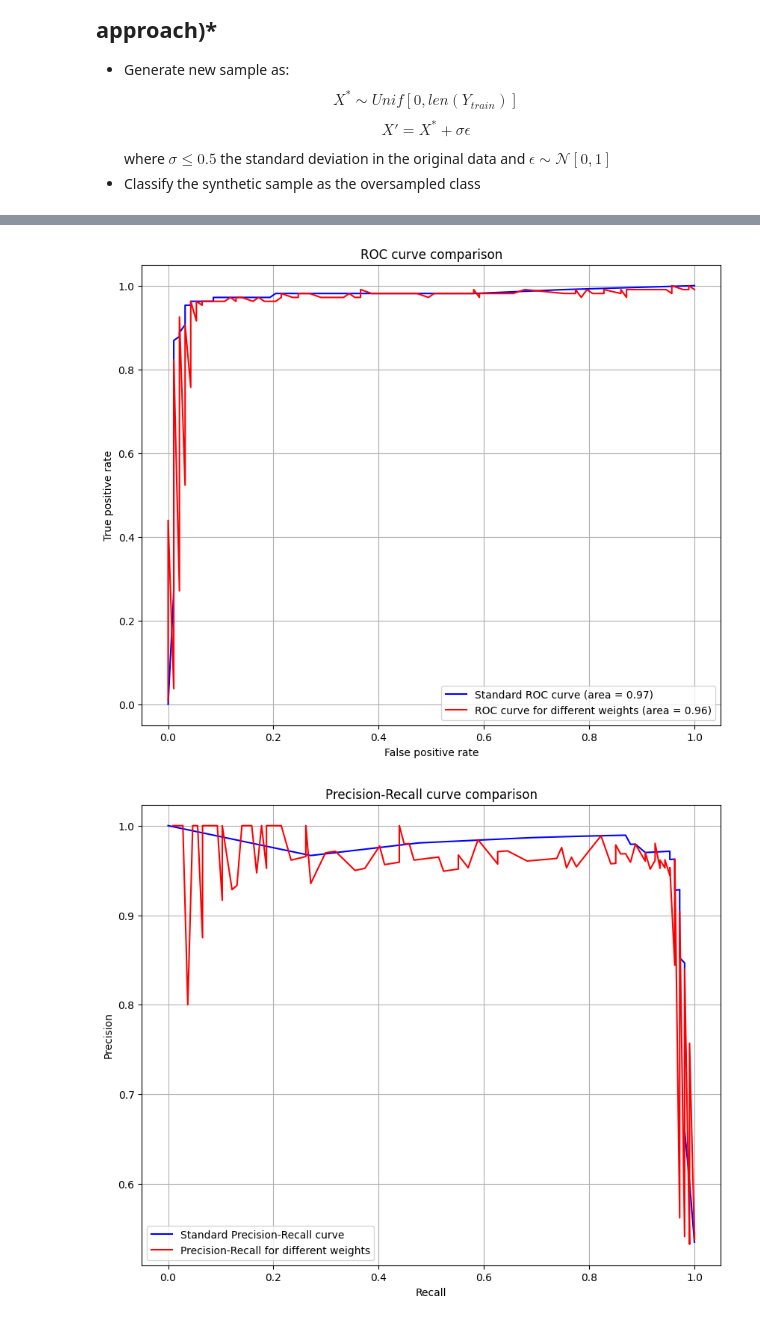
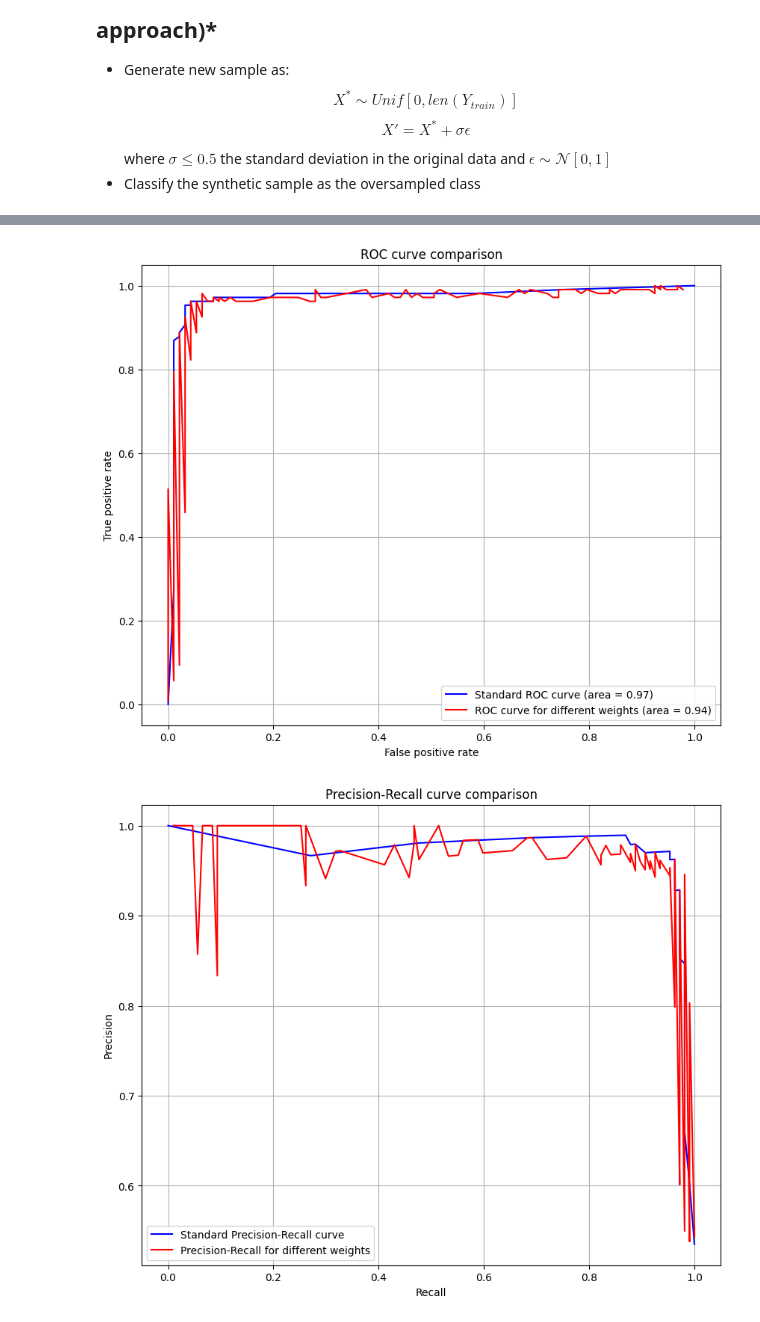
Before and after one commit to katzkid/RoC_Analysis, a Jupyter notebook: RoC_Analysis_RF.ipynb, the cells around one changed output, grey strips where cells are left out. Cells and saved outputs as stored; diff of their text form; code cells hidden in the pictures.

```diff
--- a/RoC_Analysis_RF.ipynb
+++ b/RoC_Analysis_RF.ipynb
@@ -609,7 +573,7 @@ EPSILON = 1e-9
 # FIXED_TARGET_STD_SYNTHETIC removed
 
 # --- Parameter for KDE-like generator ---
-SIGMA_KDE_PERTURBATION = 0.05 # Adjust as needed
+SIGMA_KDE_PERTURBATION = 0.1 # Adjust as needed
 
 
 
@@ -853,2 +817,2 @@ INFO: Target ratios (w values): [ 0.1         0.10236512  0.10478619  0.10726451
-[figure, old version]
+[figure, new version]
-[figure, old version]
+[figure, new version]
```
Also changed, not shown: parts of 5 cells of this notebook, 1 other file.
